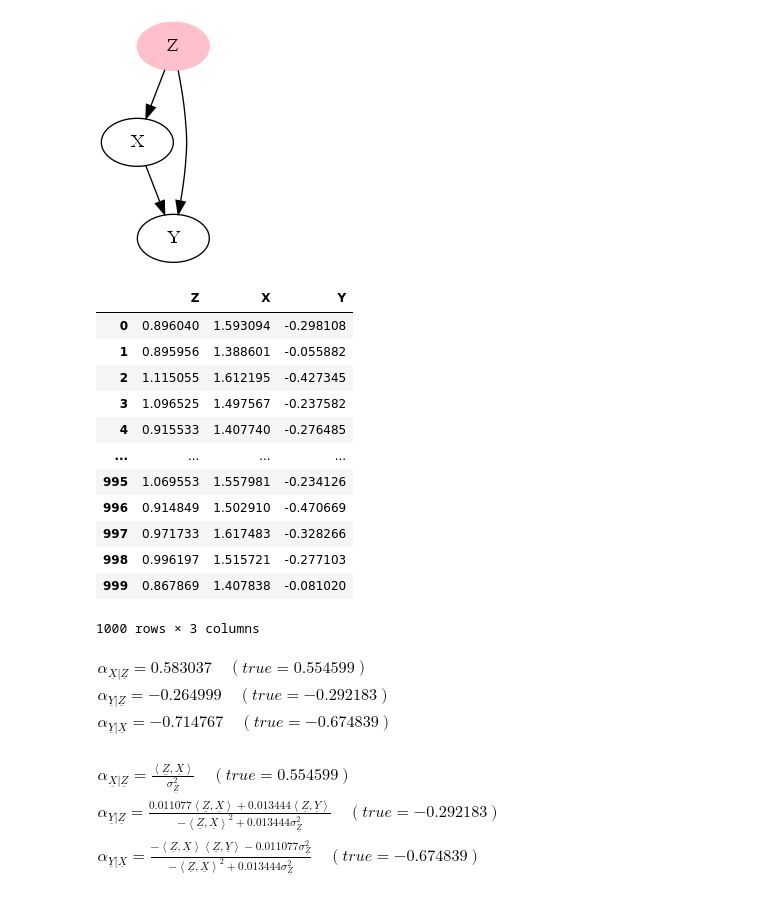
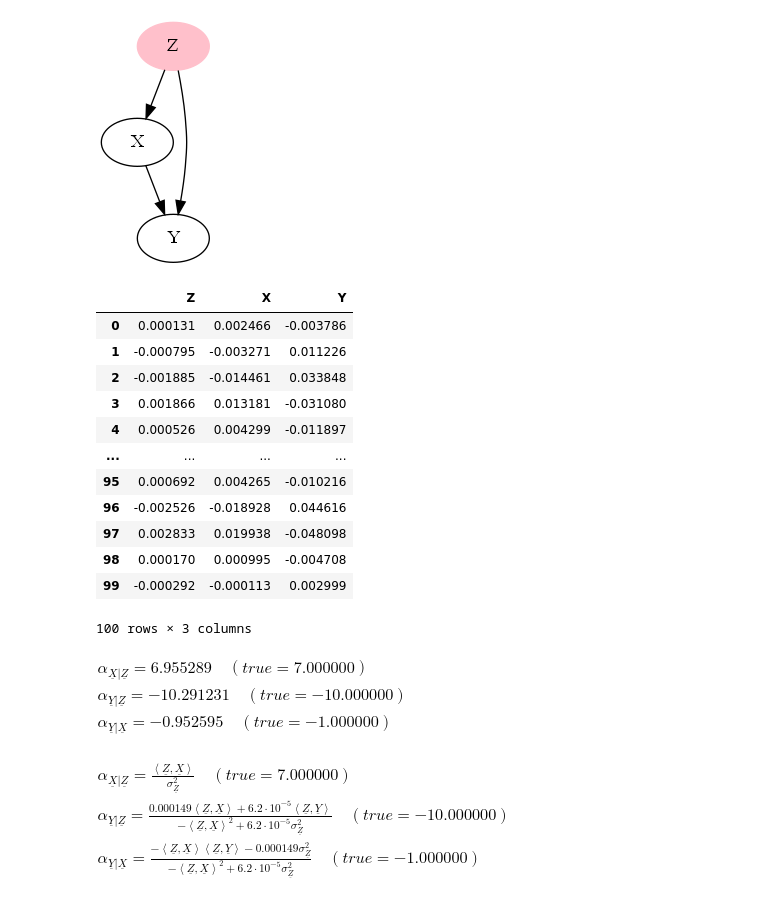
Before and after one commit to rrtucci/scumpy, a Jupyter notebook: jupyter_notebooks/estimating-gains.ipynb, the cells around one changed output. Drawn from its saved outputs; the diff is of its cells as text; code cells hidden in the pictures.

```diff
--- a/jupyter_notebooks/estimating-gains.ipynb
+++ b/jupyter_notebooks/estimating-gains.ipynb
@@ -37,31 +37,31 @@ graph.draw(jupyter=True)
 # %%
 # generate synthetic dataset
 from RandomDataMaker import *
 import pandas as pd
 dim = graph.num_nds
-# sig_eps is the standard deviation for external noise variables
-sig_eps = [0.1]*dim
-# all alpha_{i|j} chosen uniformly at randon in interval [-alpha_bound, alpha_bound]
-alpha_bound = 1
+# sig_eps is the standard deviation for external noise variables. We assume they have zero mean
+sig_eps = [0.001]*dim
+# all alpha_{i|j} are ints chosen at randon in interval [-alpha_bound, alpha_bound]
+alpha_bound = 10
 dmaker = RandomDataMaker(graph, sig_eps=sig_eps, alpha_bound=alpha_bound)
-num_rows = 1000
+num_rows = 100
 data_path = "test_data.csv"
-dmaker.generate_dataset_csv(num_rows, data_path)
+dmaker.write_dataset_csv(num_rows, data_path)
 pd.read_csv(data_path)
 # %% [output]
 |  | Z | X | Y |
-| 0 | 0.896040 | 1.593094 | -0.298108 |
-| 1 | 0.895956 | 1.388601 | -0.055882 |
-| 2 | 1.115055 | 1.612195 | -0.427345 |
-| 3 | 1.096525 | 1.497567 | -0.237582 |
-| 4 | 0.915533 | 1.407740 | -0.276485 |
+| 0 | 0.000131 | 0.002466 | -0.003786 |
+| 1 | -0.000795 | -0.003271 | 0.011226 |
+| 2 | -0.001885 | -0.014461 | 0.033848 |
+| 3 | 0.001866 | 0.013181 | -0.031080 |
+| 4 | 0.000526 | 0.004299 | -0.011897 |
 | ... | ... | ... | ... |
-| 995 | 1.069553 | 1.557981 | -0.234126 |
-| 996 | 0.914849 | 1.502910 | -0.470669 |
-| 997 | 0.971733 | 1.617483 | -0.328266 |
-| 998 | 0.996197 | 1.515721 | -0.277103 |
-| 999 | 0.867869 | 1.407838 | -0.081020 |
+| 95 | 0.000692 | 0.004265 | -0.010216 |
+| 96 | -0.002526 | -0.018928 | 0.044616 |
+| 97 | 0.002833 | 0.019938 | -0.048098 |
+| 98 | 0.000170 | 0.000995 | -0.004708 |
+| 99 | -0.000292 | -0.000113 | 0.002999 |
-1000 rows × 3 columns
+100 rows × 3 columns
 # %%
 # Calculate numerical estimates for the gains and print them.
 # Next to each gain estimate, print true value that was used
@@ -73,11 +73,11 @@ gest = GainsEstimator(graph, data_path)
 gest.print_alpha_list(true_alpha_mat=dmaker.alpha_mat)
 # %% [output]
 $\displaystyle \begin{array}{l}
-\alpha_{\underline{X}|\underline{Z}} = 0.583037\quad(true= 0.554599)
+\alpha_{\underline{X}|\underline{Z}} = 6.955289\quad(true= 7.000000)
 \\
-\alpha_{\underline{Y}|\underline{Z}} = -0.264999\quad(true= -0.292183)
+\alpha_{\underline{Y}|\underline{Z}} = -10.291231\quad(true= -10.000000)
 \\
-\alpha_{\underline{Y}|\underline{X}} = -0.714767\quad(true= -0.674839)
+\alpha_{\underline{Y}|\underline{X}} = -0.952595\quad(true= -1.000000)
 \end{array}$
 # %%
 # now suppose "Z" is a hidden node
@@ -85,9 +85,9 @@ gest = GainsEstimator(graph, data_path, hidden_nds = ["Z"])
 gest.print_alpha_list(true_alpha_mat=dmaker.alpha_mat)
 # %% [output]
 $\displaystyle \begin{array}{l}
-\alpha_{\underline{X}|\underline{Z}} = \frac{\left\langle\underline{Z},\underline{X}\right\rangle}{\sigma^2_{\underline{Z}}}\quad(true= 0.554599)
+\alpha_{\underline{X}|\underline{Z}} = \frac{\left\langle\underline{Z},\underline{X}\right\rangle}{\sigma^2_{\underline{Z}}}\quad(true= 7.000000)
 \\
-\alpha_{\underline{Y}|\underline{Z}} = \frac{0.011077 \left\langle\underline{Z},\underline{X}\right\rangle + 0.013444 \left\langle\underline{Z},\underline{Y}\right\rangle}{- \left\langle\underline{Z},\underline{X}\right\rangle^{2} + 0.013444 \sigma^2_{\underline{Z}}}\quad(true= -0.292183)
+\alpha_{\underline{Y}|\underline{Z}} = \frac{0.000149 \left\langle\underline{Z},\underline{X}\right\rangle + 6.2 \cdot 10^{-5} \left\langle\underline{Z},\underline{Y}\right\rangle}{- \left\langle\underline{Z},\underline{X}\right\rangle^{2} + 6.2 \cdot 10^{-5} \sigma^2_{\underline{Z}}}\quad(true= -10.000000)
 \\
-\alpha_{\underline{Y}|\underline{X}} = \frac{- \left\langle\underline{Z},\underline{X}\right\rangle \left\langle\underline{Z},\underline{Y}\right\rangle - 0.011077 \sigma^2_{\underline{Z}}}{- \left\langle\underline{Z},\underline{X}\right\rangle^{2} + 0.013444 \sigma^2_{\underline{Z}}}\quad(true= -0.674839)
+\alpha_{\underline{Y}|\underline{X}} = \frac{- \left\langle\underline{Z},\underline{X}\right\rangle \left\langle\underline{Z},\underline{Y}\right\rangle - 0.000149 \sigma^2_{\underline{Z}}}{- \left\langle\underline{Z},\underline{X}\right\rangle^{2} + 6.2 \cdot 10^{-5} \sigma^2_{\underline{Z}}}\quad(true= -1.000000)
 \end{array}$
```
Also changed, not shown: 6 other files.
